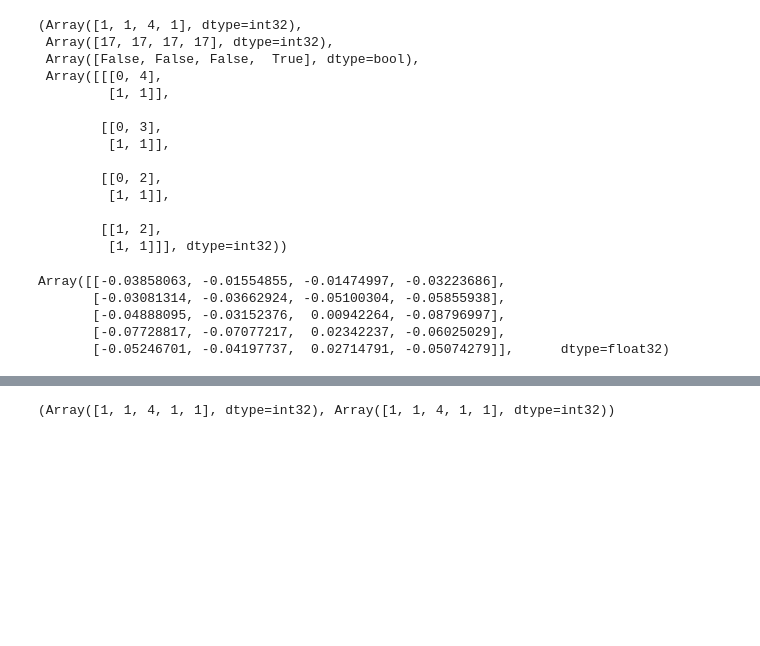
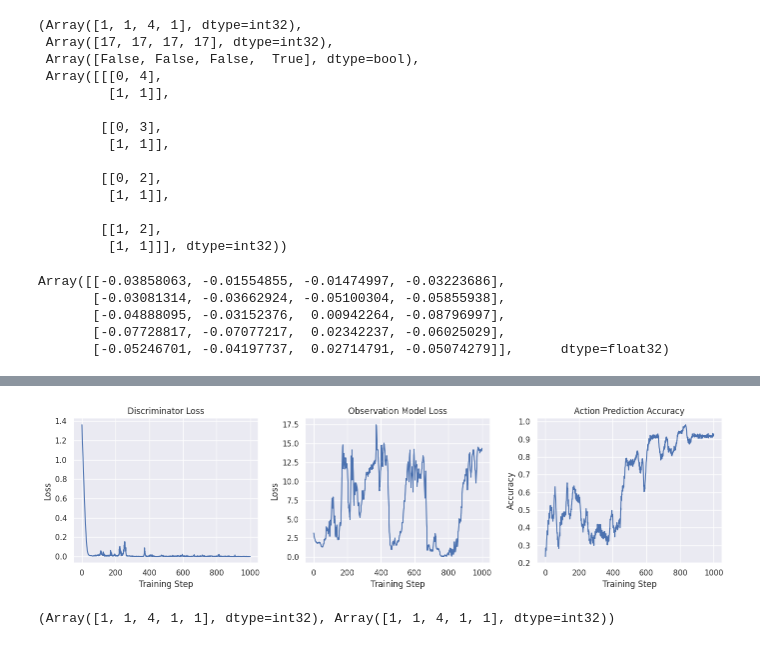
Before and after one commit to DylanCope/poclaps, a Jupyter notebook: obs_modelling.ipynb, the cells around one changed output, grey strips where cells are left out. Saved outputs shown, nothing was run; the diff lists cells and outputs as text; code cells hidden in the pictures; blank space fills up the shorter version.

```diff
--- a/obs_modelling.ipynb
+++ b/obs_modelling.ipynb
@@ -563,3 +535,38 @@ Find logs at: ./wandb/run-20240702_145837-yuz0wca7/logs
+# %%
+import matplotlib.pyplot as plt
+import seaborn as sns
+import pandas as pd
+
+sns.set_theme()
+
+_, (ax1, ax2, ax3) = plt.subplots(1, 3, figsize=(14, 4))
+
+df = pd.DataFrame({
+    'discriminator_loss': metrics['train/discriminator_loss'],
+    'obs_model_loss': metrics['train/obs_model_loss'],
+    'action_acc': metrics['eval/action_pred_acc'],
+    'step': np.arange(metrics['train/discriminator_loss'].size)
+})
+
+sns.lineplot(df, x='step', y='discriminator_loss', ax=ax1)
+ax1.set_title('Discriminator Loss')
+ax1.set_ylabel('Loss')
+ax1.set_xlabel('Training Step')
+
+sns.lineplot(df, x='step', y='obs_model_loss', ax=ax2)
+ax2.set_title('Observation Model Loss')
+ax2.set_ylabel('Loss')
+ax2.set_xlabel('Training Step')
+
+sns.lineplot(df, x='step', y='action_acc', ax=ax3)
+ax3.set_title('Action Prediction Accuracy')
+ax3.set_ylabel('Accuracy')
+ax3.set_xlabel('Training Step')
+
+plt.tight_layout()
+plt.show()
+# %% [output]
+[figure, added]
 # %%
 inputs, _ = sample_obs_modelling_batch(jax.random.PRNGKey(0))
 obs_preds = obs_model.apply(train_state.obs_model_vars, inputs).round(2)
```
Also changed, not shown: parts of 20 cells of this notebook, 1 other file.
